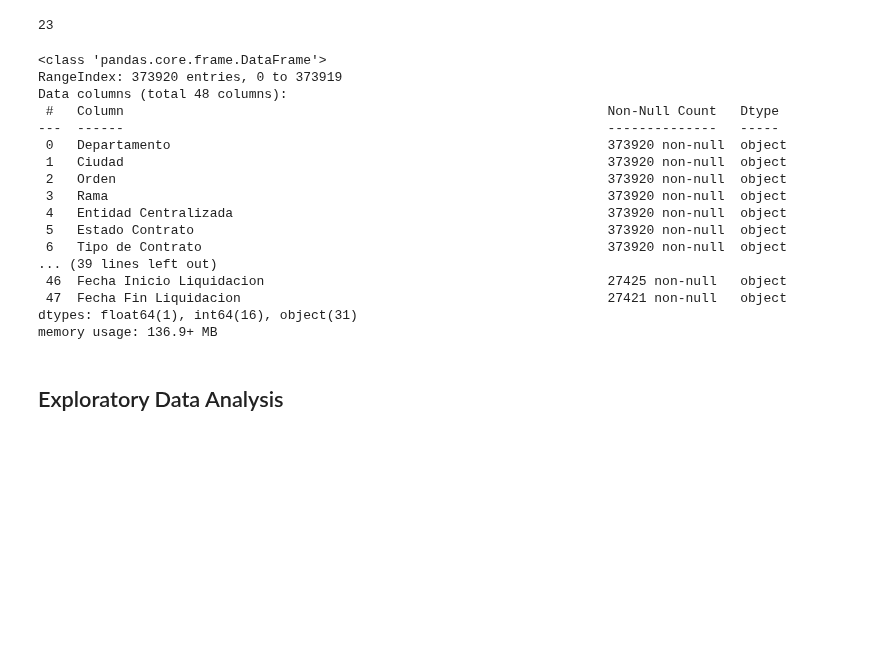
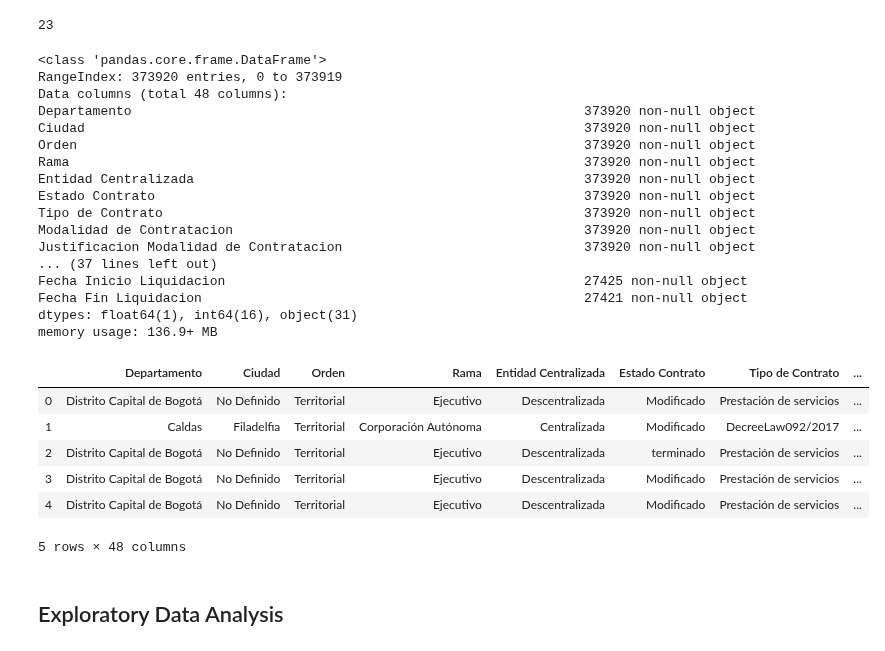
Before and after one commit to ProyectoDeGrado-2023-20/PG, a Jupyter notebook: SECOP/EDA_Secop_2.ipynb, the cells around one changed output. Cells and saved outputs as stored; diff of their text form; code cells hidden in the pictures; blank space fills up the shorter version.

```diff
--- a/SECOP/EDA_Secop_2.ipynb
+++ b/SECOP/EDA_Secop_2.ipynb
@@ -11,7 +11,7 @@ import seaborn as sns
 # %% [markdown]
 ## Read the Original Data
 # %%
-df = pd.read_csv("./Data/SECOP_II_Contratos_Electronicos.csv")
+df = pd.read_csv("../Data/SECOP_II_Contratos_Electronicos.csv")
 # %%
 df.info()
 # %% [output]
@@ -98,20 +98,30 @@ df_filtered.info()
 <class 'pandas.core.frame.DataFrame'>
 RangeIndex: 373920 entries, 0 to 373919
 Data columns (total 48 columns):
- #   Column                                                              Non-Null Count   Dtype
----  ------                                                              --------------   -----
- 0   Departamento                                                        373920 non-null  object
- 1   Ciudad                                                              373920 non-null  object
- 2   Orden                                                               373920 non-null  object
- 3   Rama                                                                373920 non-null  object
- 4   Entidad Centralizada                                                373920 non-null  object
- 5   Estado Contrato                                                     373920 non-null  object
- 6   Tipo de Contrato                                                    373920 non-null  object
-... (39 lines left out)
- 46  Fecha Inicio Liquidacion                                            27425 non-null   object
- 47  Fecha Fin Liquidacion                                               27421 non-null   object
+Departamento                                                          373920 non-null object
+Ciudad                                                                373920 non-null object
+Orden                                                                 373920 non-null object
+Rama                                                                  373920 non-null object
+Entidad Centralizada                                                  373920 non-null object
+Estado Contrato                                                       373920 non-null object
+Tipo de Contrato                                                      373920 non-null object
+Modalidad de Contratacion                                             373920 non-null object
+Justificacion Modalidad de Contratacion                               373920 non-null object
+... (37 lines left out)
+Fecha Inicio Liquidacion                                              27425 non-null object
+Fecha Fin Liquidacion                                                 27421 non-null object
 dtypes: float64(1), int64(16), object(31)
 memory usage: 136.9+ MB
+# %%
+df_filtered.head()
+# %% [output]
+|  | Departamento | Ciudad | Orden | Rama | Entidad Centralizada | Estado Contrato | Tipo de Contrato | ... |
+| 0 | Distrito Capital de Bogotá | No Definido | Territorial | Ejecutivo | Descentralizada | Modificado | Prestación de servicios | ... |
+| 1 | Caldas | Filadelfia | Territorial | Corporación Autónoma | Centralizada | Modificado | DecreeLaw092/2017 | ... |
+| 2 | Distrito Capital de Bogotá | No Definido | Territorial | Ejecutivo | Descentralizada | terminado | Prestación de servicios | ... |
+| 3 | Distrito Capital de Bogotá | No Definido | Territorial | Ejecutivo | Descentralizada | Modificado | Prestación de servicios | ... |
+| 4 | Distrito Capital de Bogotá | No Definido | Territorial | Ejecutivo | Descentralizada | Modificado | Prestación de servicios | ... |
+5 rows × 48 columns
 # %% [markdown]
 ## Exploratory Data Analysis
 # %% [markdown]
```
Also changed, not shown: parts of 1 cell of this notebook, 1 other file.
